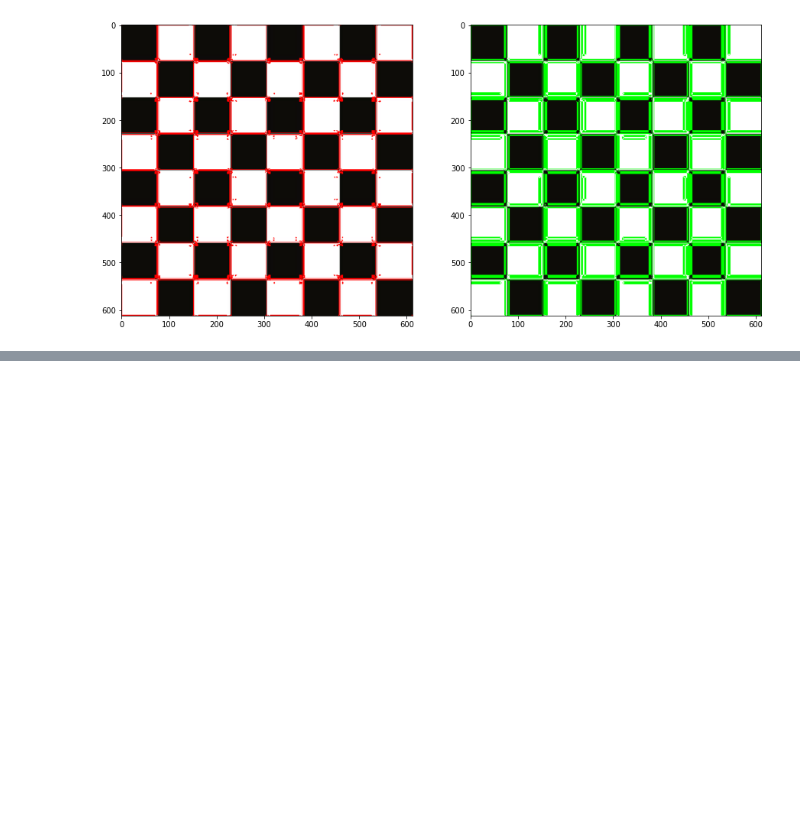
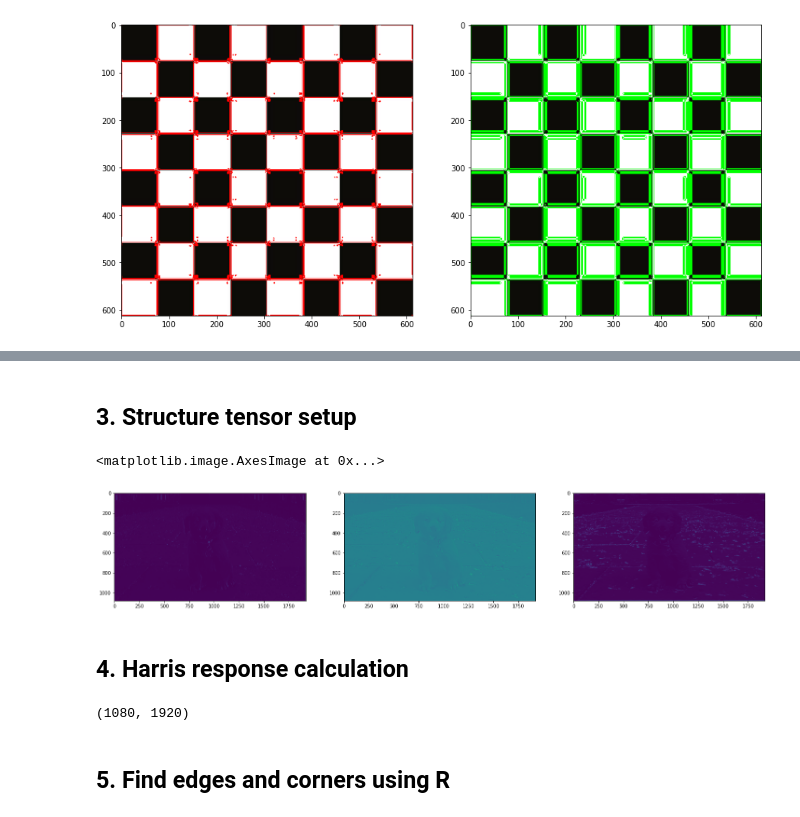
Before and after one commit to armandoBringas/computer-vision-course, a Jupyter notebook: 7_harris_edge_corner_detection.ipynb, the cells around one changed output, grey strips where cells are left out. Cells and saved outputs as stored; diff of their text form; code cells hidden in the pictures; blank space fills up the shorter version.

```diff
--- a/7_harris_edge_corner_detection.ipynb
+++ b/7_harris_edge_corner_detection.ipynb
@@ -129,0 +158,27 @@ error: ignored
+# %% [markdown]
+## 3. Structure tensor setup <a class="anchor" id="tensor" ></a>
+# %%
+def gaussian_kernel(size, sigma=1):
+    size = int(size) // 2
+    x, y = np.mgrid[-size:size+1, -size:size+1]
+    normal = 1 / (2.0 * np.pi * sigma**2)
+    g =  np.exp(-((x**2 + y**2) / (2.0*sigma**2))) * normal
+    return g
+
+
+Ixx = convolve(I_x**2, gaussian_kernel(3, 1))
+Ixy = convolve(I_y*I_x, gaussian_kernel(3, 1))
+Iyy = convolve(I_y**2, gaussian_kernel(3, 1))
+
+plt.figure(figsize=(25, 15))
+plt.subplot(1, 3, 1)
+plt.imshow(Ixx)
+plt.subplot(1, 3, 2)
+plt.imshow(Ixy)
+plt.subplot(1, 3, 3)
+plt.imshow(Iyy)
+# %% [output]
+<matplotlib.image.AxesImage at 0x...>
+[figure, added]
+# %% [markdown]
+## 4. Harris response calculation <a class="anchor" id="response" ></a>
@@ -129,0 +195,4 @@ error: ignored
+# %%
+img_gray.shape
+# %% [output]
+(1080, 1920)
@@ -129,0 +214,2 @@ error: ignored
+# %% [markdown]
+## 5. Find edges and corners using R <a class="anchor" id="find" ></a>
```
Also changed, not shown: parts of 10 cells of this notebook.
